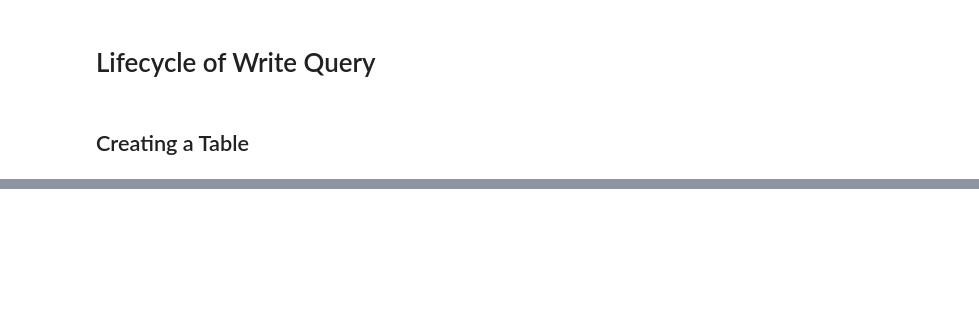
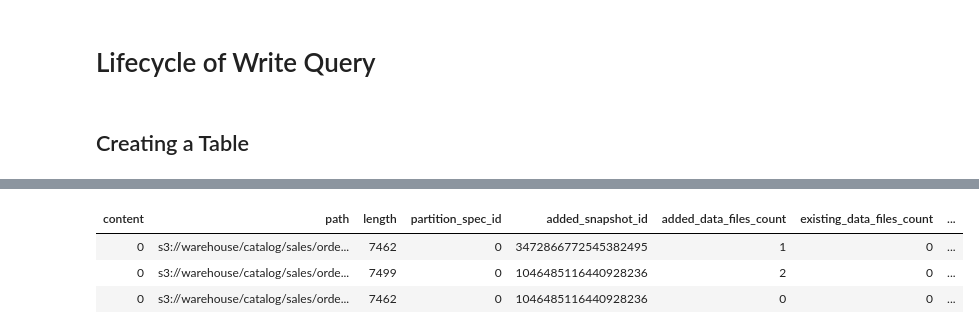
Before and after one commit to jemusni07/apache-iceberg-handbook, a Jupyter notebook: notebooks/iceberg_query_lifecycle.ipynb, the cells around one changed output, grey strips where cells are left out. Saved outputs shown, nothing was run; the diff lists cells and outputs as text; code cells hidden in the pictures; blank space fills up the shorter version.

```diff
--- a/notebooks/iceberg_query_lifecycle.ipynb
+++ b/notebooks/iceberg_query_lifecycle.ipynb
@@ -45,0 +157,8 @@ If you run any of this queries, you'll find that none of them have any records i
+# %%
+%%sql
+SELECT * FROM catalog.sales.orders.all_manifests
+# %% [output]
+| content | path | length | partition_spec_id | added_snapshot_id | added_data_files_count | existing_data_files_count | ... |
+| 0 | s3://warehouse/catalog/sales/orde... | 7462 | 0 | 3472866772545382495 | 1 | 0 | ... |
+| 0 | s3://warehouse/catalog/sales/orde... | 7499 | 0 | 1046485116440928236 | 2 | 0 | ... |
+| 0 | s3://warehouse/catalog/sales/orde... | 7462 | 0 | 1046485116440928236 | 0 | 0 | ... |
```
Also changed, not shown: parts of 18 cells of this notebook, 2 other files.
